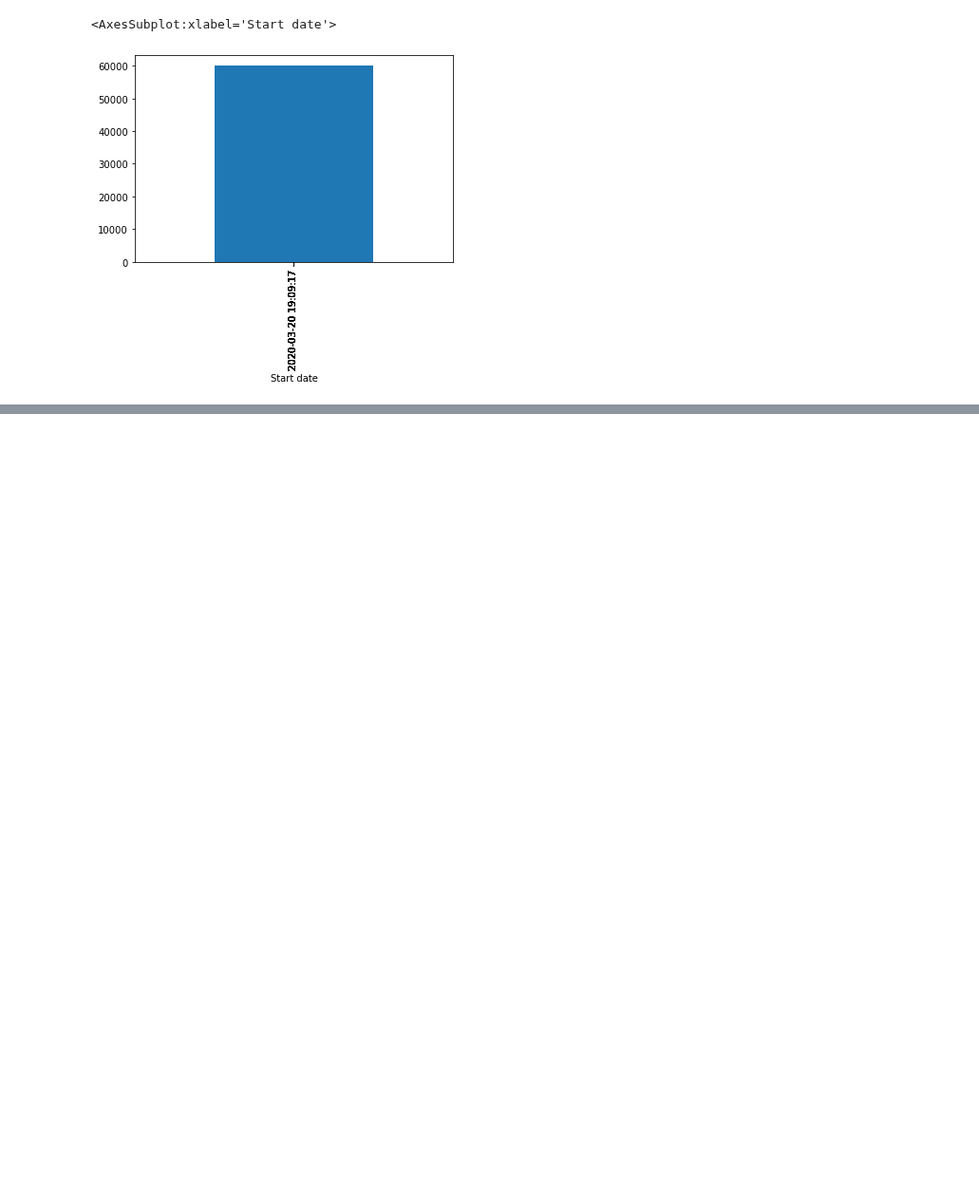
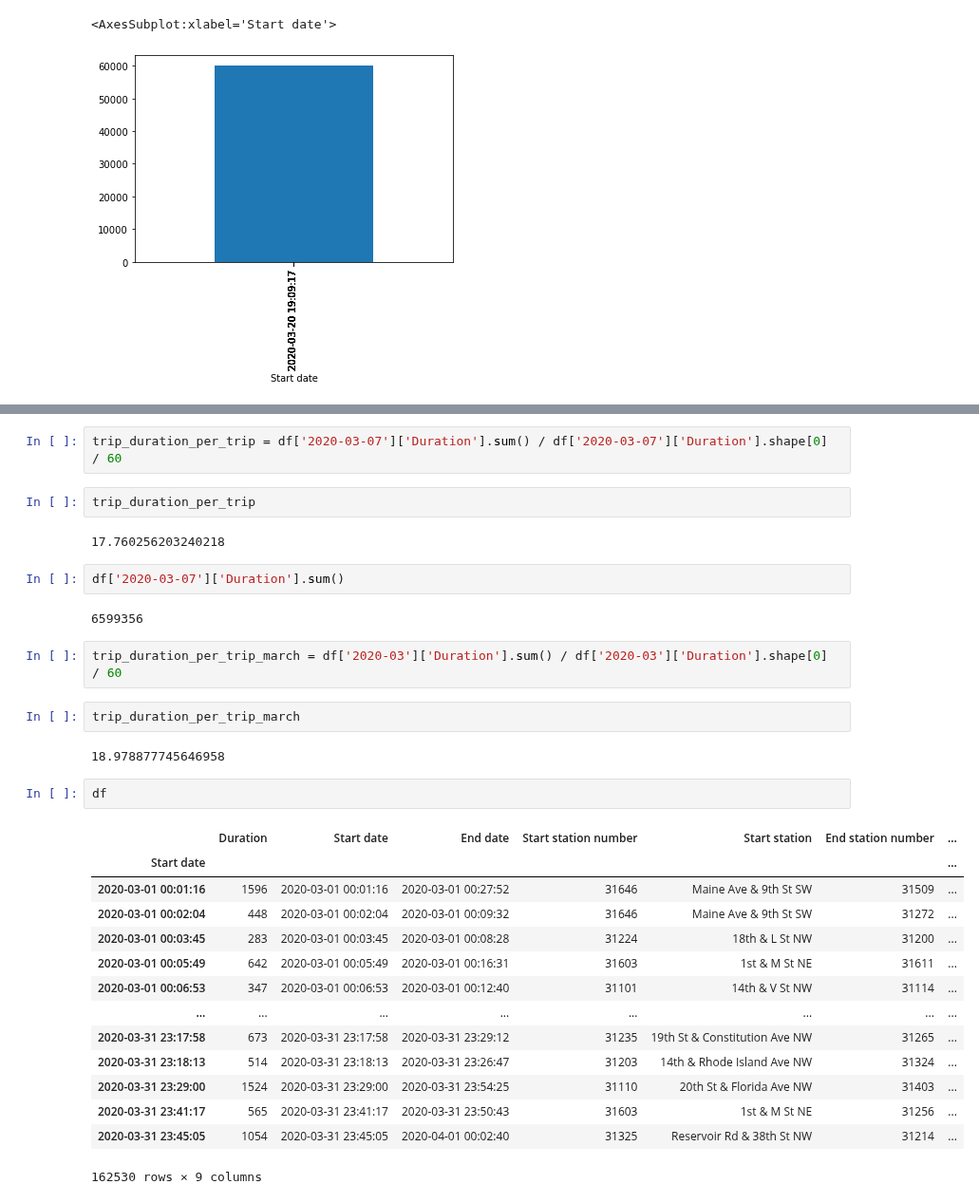
Before and after one commit to shekharbiswas/antelope, a Jupyter notebook: bikesharing.ipynb, the cells around one changed output, grey strips where cells are left out. Shown at 95% size. Saved outputs shown, nothing was run; the diff lists cells and outputs as text; blank space fills up the shorter version.

```diff
--- a/bikesharing.ipynb
+++ b/bikesharing.ipynb
@@ -319,0 +340,33 @@ df['2020-03-20']['Duration'][4008:4020].plot(kind = 'bar')
+# %%
+trip_duration_per_trip = df['2020-03-07']['Duration'].sum() / df['2020-03-07']['Duration'].shape[0] / 60
+# %%
+trip_duration_per_trip
+# %% [output]
+17.760256203240218
+# %%
+df['2020-03-07']['Duration'].sum()
+# %% [output]
+6599356
+# %%
+trip_duration_per_trip_march = df['2020-03']['Duration'].sum() / df['2020-03']['Duration'].shape[0] / 60
+# %%
+trip_duration_per_trip_march
+# %% [output]
+18.978877745646958
+# %%
+df
+# %% [output]
+|  | Duration | Start date | End date | Start station number | Start station | End station number | ... |
+| Start date |  |  |  |  |  |  | ... |
+| 2020-03-01 00:01:16 | 1596 | 2020-03-01 00:01:16 | 2020-03-01 00:27:52 | 31646 | Maine Ave & 9th St SW | 31509 | ... |
+| 2020-03-01 00:02:04 | 448 | 2020-03-01 00:02:04 | 2020-03-01 00:09:32 | 31646 | Maine Ave & 9th St SW | 31272 | ... |
+| 2020-03-01 00:03:45 | 283 | 2020-03-01 00:03:45 | 2020-03-01 00:08:28 | 31224 | 18th & L St NW | 31200 | ... |
+| 2020-03-01 00:05:49 | 642 | 2020-03-01 00:05:49 | 2020-03-01 00:16:31 | 31603 | 1st & M St NE | 31611 | ... |
+| 2020-03-01 00:06:53 | 347 | 2020-03-01 00:06:53 | 2020-03-01 00:12:40 | 31101 | 14th & V St NW | 31114 | ... |
+| ... | ... | ... | ... | ... | ... | ... | ... |
+| 2020-03-31 23:17:58 | 673 | 2020-03-31 23:17:58 | 2020-03-31 23:29:12 | 31235 | 19th St & Constitution Ave NW | 31265 | ... |
+| 2020-03-31 23:18:13 | 514 | 2020-03-31 23:18:13 | 2020-03-31 23:26:47 | 31203 | 14th & Rhode Island Ave NW | 31324 | ... |
+| 2020-03-31 23:29:00 | 1524 | 2020-03-31 23:29:00 | 2020-03-31 23:54:25 | 31110 | 20th St & Florida Ave NW | 31403 | ... |
+| 2020-03-31 23:41:17 | 565 | 2020-03-31 23:41:17 | 2020-03-31 23:50:43 | 31603 | 1st & M St NE | 31256 | ... |
+| 2020-03-31 23:45:05 | 1054 | 2020-03-31 23:45:05 | 2020-04-01 00:02:40 | 31325 | Reservoir Rd & 38th St NW | 31214 | ... |
+162530 rows × 9 columns
```
Also changed, not shown: parts of 8 cells of this notebook, 2 other files.
